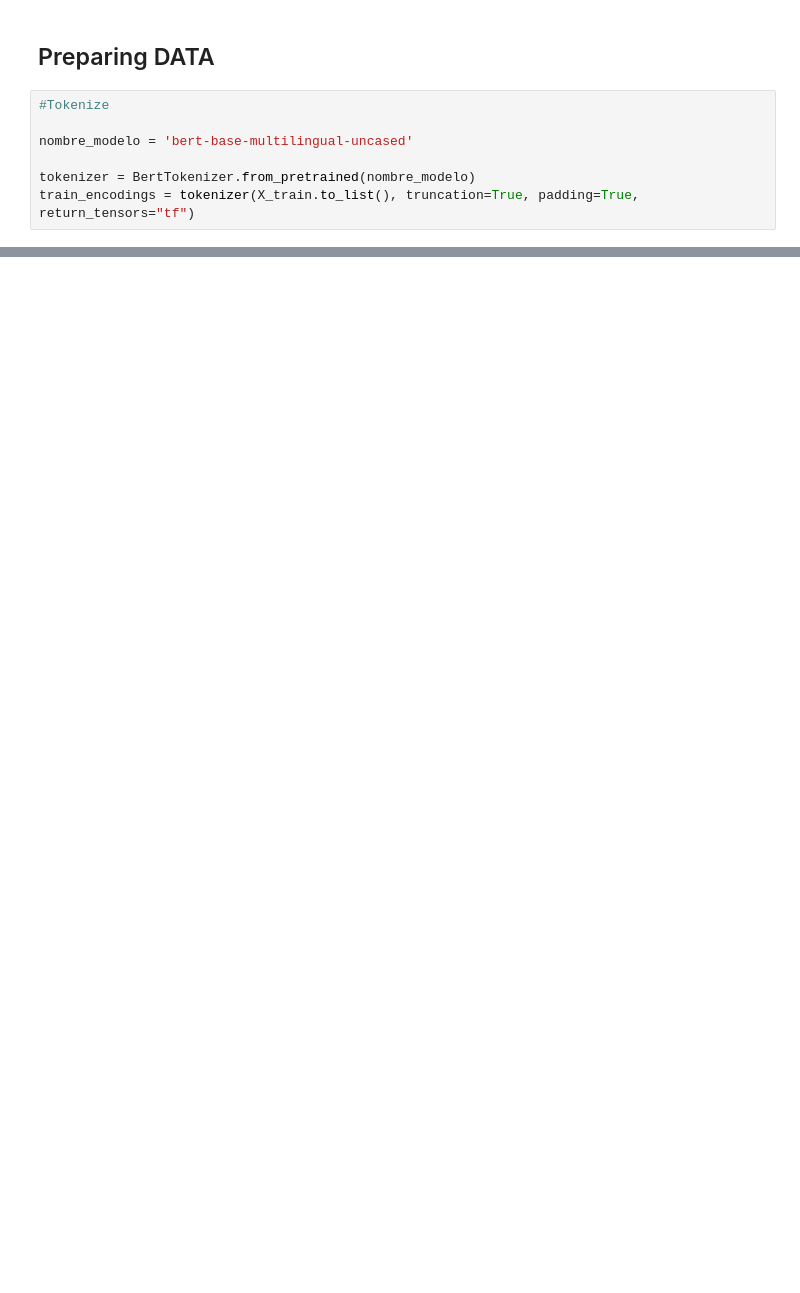
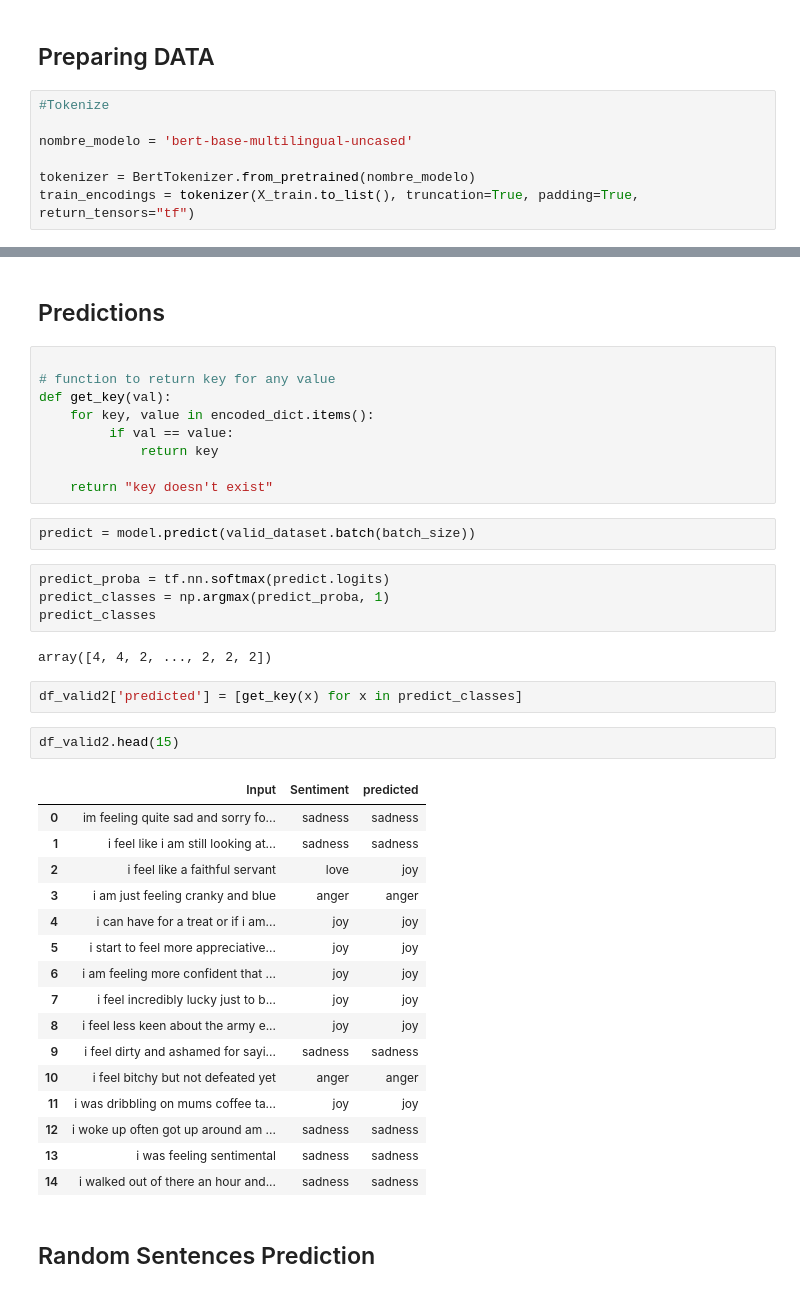
Before and after one commit to NeuralDojo/codecarbon, a Jupyter notebook: CodeCarbon BERT-Sentiment.ipynb, the cells around one changed output, grey strips where cells are left out. Cells and saved outputs as stored; diff of their text form; blank space fills up the shorter version.

```diff
--- a/CodeCarbon BERT-Sentiment.ipynb
+++ b/CodeCarbon BERT-Sentiment.ipynb
@@ -163,0 +262,42 @@ Epoch 1/2
+# %% [markdown]
+## Predictions
+# %%
+
+# function to return key for any value
+def get_key(val):
+    for key, value in encoded_dict.items():
+         if val == value:
+             return key
+
+    return "key doesn't exist"
+# %%
+predict = model.predict(valid_dataset.batch(batch_size))
+# %%
+predict_proba = tf.nn.softmax(predict.logits)
+predict_classes = np.argmax(predict_proba, 1)
+predict_classes
+# %% [output]
+array([4, 4, 2, ..., 2, 2, 2])
+# %%
+df_valid2['predicted'] = [get_key(x) for x in predict_classes]
+# %%
+df_valid2.head(15)
+# %% [output]
+|  | Input | Sentiment | predicted |
+| 0 | im feeling quite sad and sorry fo... | sadness | sadness |
+| 1 | i feel like i am still looking at... | sadness | sadness |
+| 2 | i feel like a faithful servant | love | joy |
+| 3 | i am just feeling cranky and blue | anger | anger |
+| 4 | i can have for a treat or if i am... | joy | joy |
+| 5 | i start to feel more appreciative... | joy | joy |
+| 6 | i am feeling more confident that ... | joy | joy |
+| 7 | i feel incredibly lucky just to b... | joy | joy |
+| 8 | i feel less keen about the army e... | joy | joy |
+| 9 | i feel dirty and ashamed for sayi... | sadness | sadness |
+| 10 | i feel bitchy but not defeated yet | anger | anger |
+| 11 | i was dribbling on mums coffee ta... | joy | joy |
+| 12 | i woke up often got up around am ... | sadness | sadness |
+| 13 | i was feeling sentimental | sadness | sadness |
+| 14 | i walked out of there an hour and... | sadness | sadness |
+# %% [markdown]
+## Random Sentences Prediction
```
Also changed, not shown: parts of 26 cells of this notebook, 2 other files.
